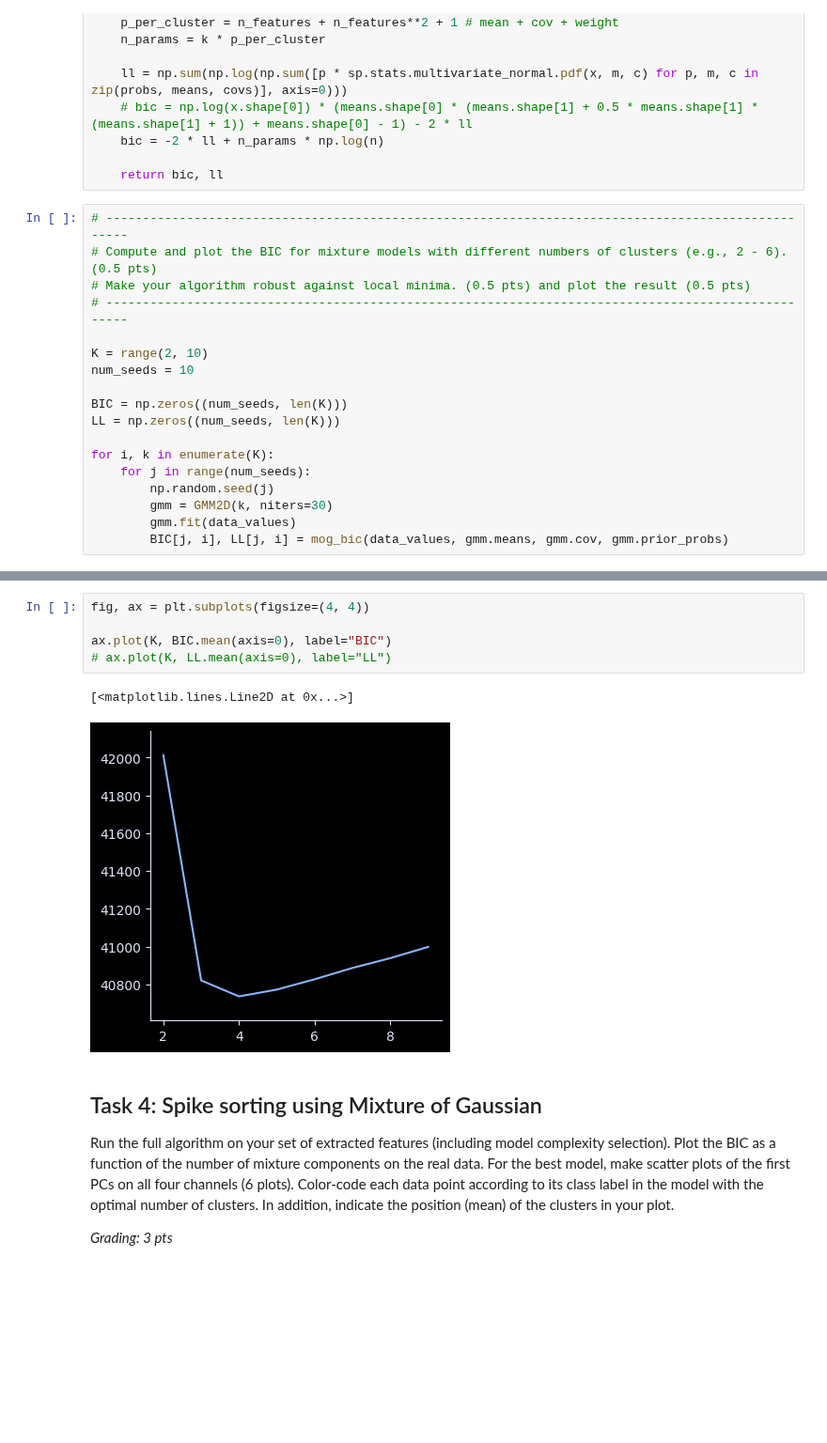
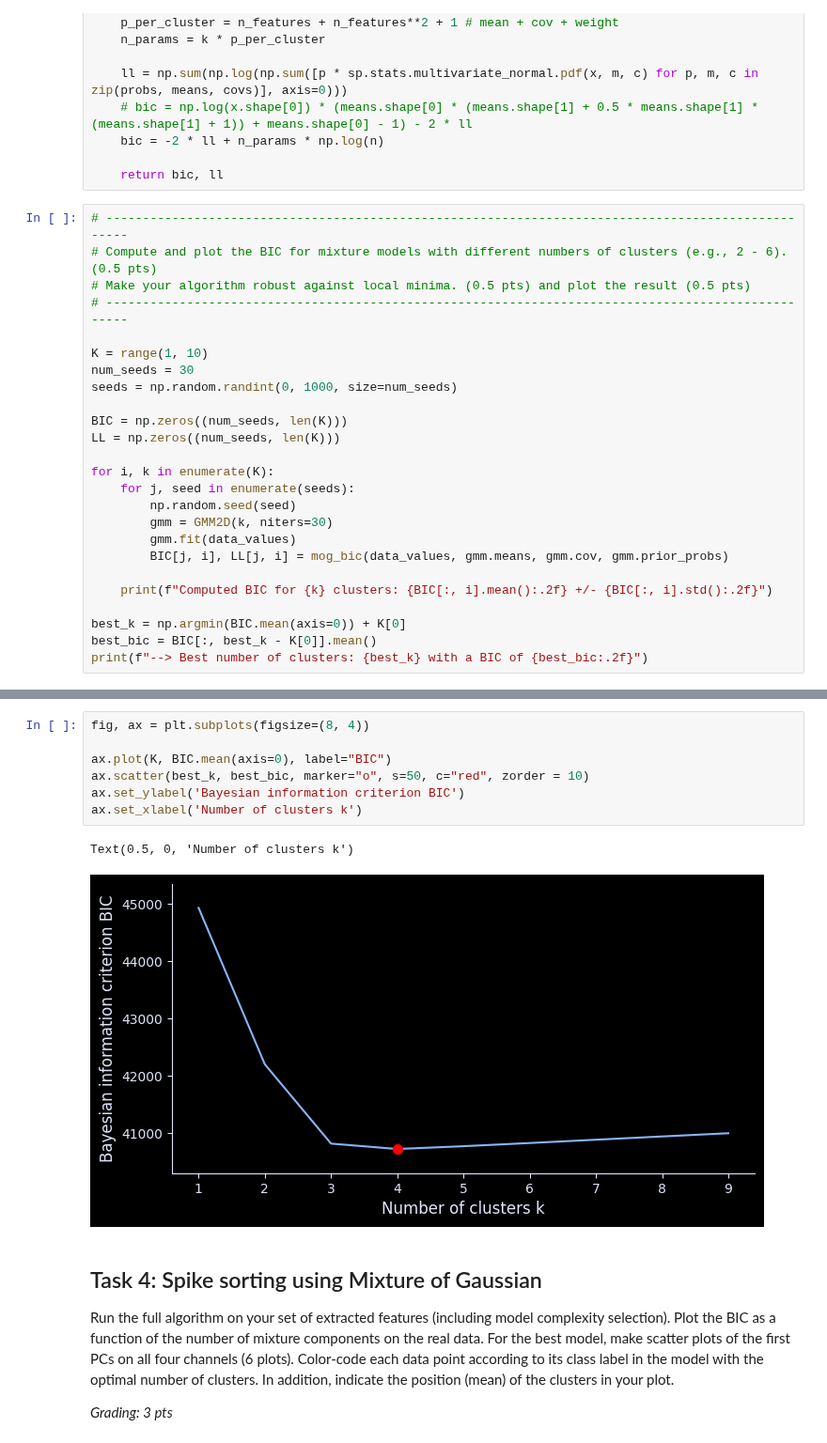
Before and after one commit to weygoldt/neuraldatascience, a Jupyter notebook: notebooks/CodingLab2.ipynb, the cells around one changed output, grey strips where cells are left out. Shown at 94% size. Cells and saved outputs as stored; diff of their text form; blank space fills up the shorter version.

```diff
--- a/notebooks/CodingLab2.ipynb
+++ b/notebooks/CodingLab2.ipynb
@@ -311,15 +311,22 @@ def mog_bic(
 # Make your algorithm robust against local minima. (0.5 pts) and plot the result (0.5 pts)
 # ---------------------------------------------------------------------------------------------------
 
-K = range(2, 10)
-num_seeds = 10
+K = range(1, 10)
+num_seeds = 30
+seeds = np.random.randint(0, 1000, size=num_seeds)
 
 BIC = np.zeros((num_seeds, len(K)))
 LL = np.zeros((num_seeds, len(K)))
 
 for i, k in enumerate(K):
-    for j in range(num_seeds):
-        np.random.seed(j)
+    for j, seed in enumerate(seeds):
+        np.random.seed(seed)
         gmm = GMM2D(k, niters=30)
         gmm.fit(data_values)
         BIC[j, i], LL[j, i] = mog_bic(data_values, gmm.means, gmm.cov, gmm.prior_probs)
+
+    print(f"Computed BIC for {k} clusters: {BIC[:, i].mean():.2f} +/- {BIC[:, i].std():.2f}")
+
+best_k = np.argmin(BIC.mean(axis=0)) + K[0]
+best_bic = BIC[:, best_k - K[0]].mean()
+print(f"--> Best number of clusters: {best_k} with a BIC of {best_bic:.2f}")
@@ -326,11 +344,13 @@ for i, k in enumerate(K):
 # %%
-fig, ax = plt.subplots(figsize=(4, 4))
+fig, ax = plt.subplots(figsize=(8, 4))
 
 ax.plot(K, BIC.mean(axis=0), label="BIC")
-# ax.plot(K, LL.mean(axis=0), label="LL")
+ax.scatter(best_k, best_bic, marker="o", s=50, c="red", zorder = 10)
+ax.set_ylabel('Bayesian information criterion BIC')
+ax.set_xlabel('Number of clusters k')
 # %% [output]
-[<matplotlib.lines.Line2D at 0x...>]
+Text(0.5, 0, 'Number of clusters k')
-[figure, old version]
+[figure, new version]
 # %% [markdown]
 ## Task 4: Spike sorting using Mixture of Gaussian
 Run the full algorithm on your set of extracted features (including model complexity selection). Plot the BIC as a function of the number of mixture components on the real data. For the best model, make scatter plots of the first PCs on all four channels (6 plots). Color-code each data point according to its class label in the model with the optimal number of clusters. In addition, indicate the position (mean) of the clusters in your plot.
```
Also changed, not shown: parts of 11 cells of this notebook, 1 other file.
